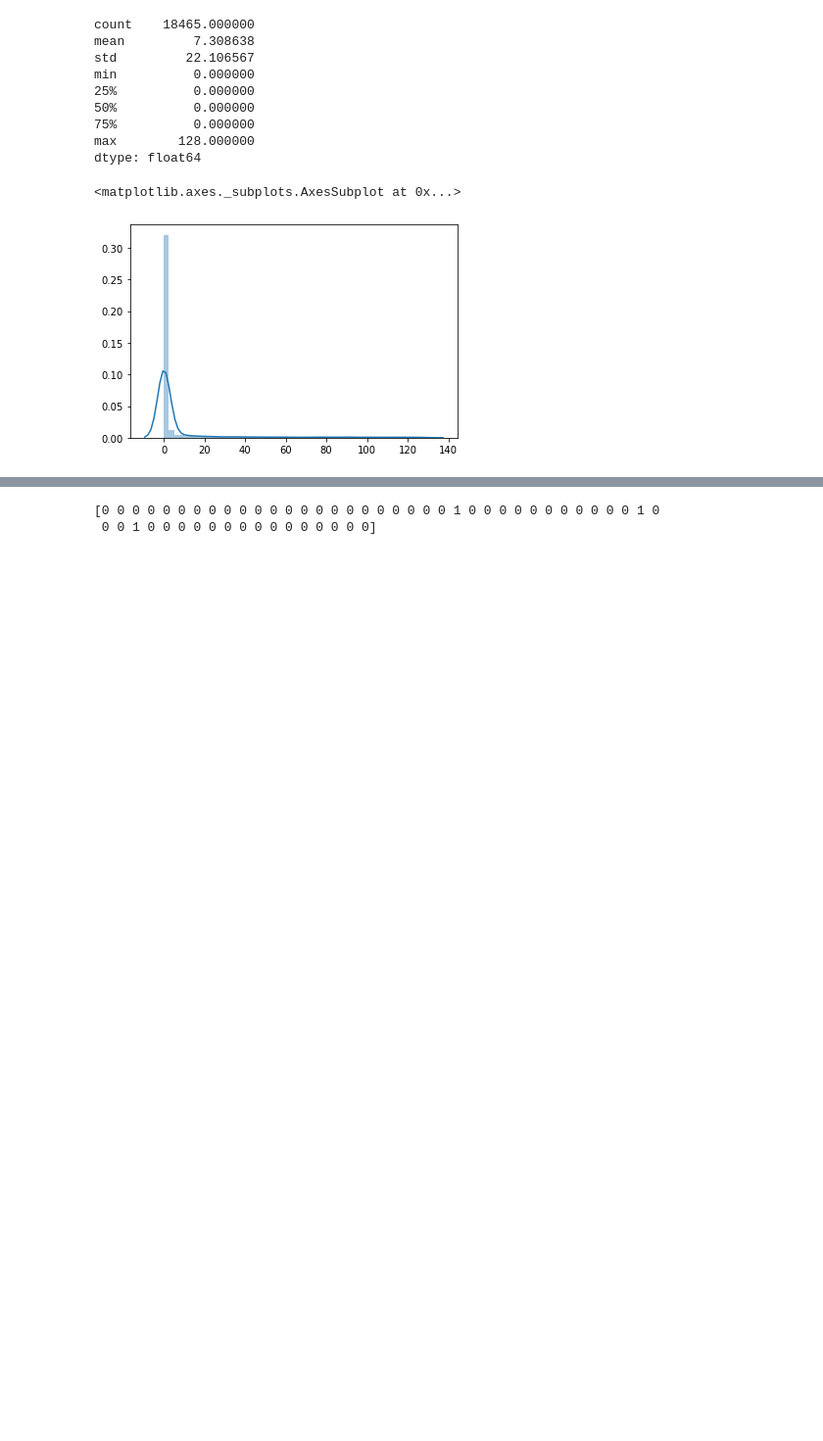
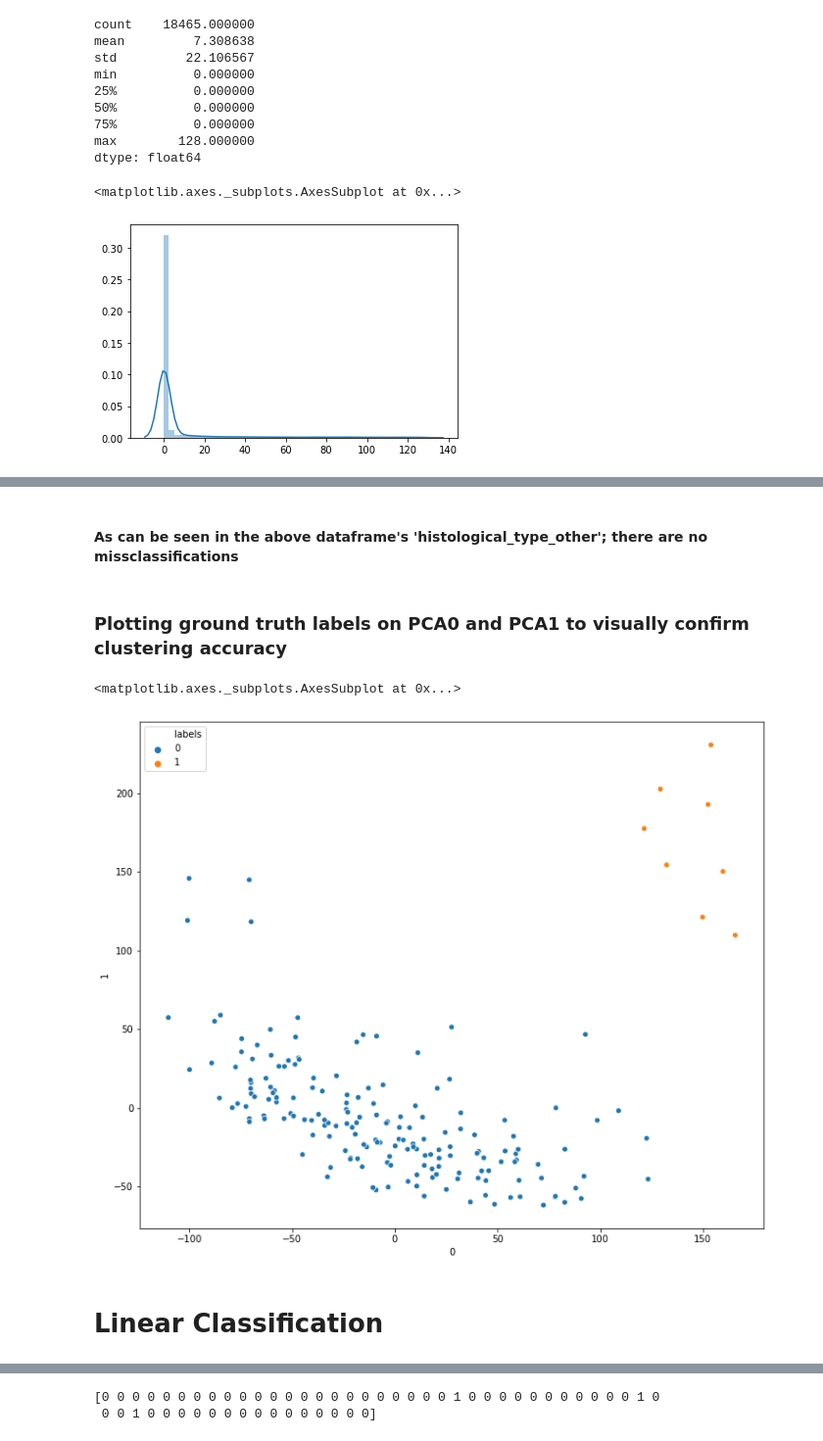
Before and after one commit to sour4bh/PAAD-RNA-Seq-Analysis, a Jupyter notebook: genome.ipynb, the cells around one changed output, grey strips where cells are left out. Shown at 98% size. Cells and saved outputs as stored; diff of their text form; code cells hidden in the pictures; blank space fills up the shorter version.

```diff
--- a/genome.ipynb
+++ b/genome.ipynb
@@ -146,0 +238,12 @@ componenets = pd.DataFrame(pca.fit_transform(X))
+# %% [markdown]
+#### As can be seen in the above dataframe's 'histological_type_other'; there are no missclassifications
+# %% [markdown]
+### Plotting ground truth labels on PCA0 and PCA1 to visually confirm clustering accuracy
+# %%
+plt.figure(figsize=(12,10))
+sns.scatterplot(x='0', y='1', hue='labels', data=componenets)
+# %% [output]
+<matplotlib.axes._subplots.AxesSubplot at 0x...>
+[figure, added]
+# %% [markdown]
+# Linear Classification
```
Also changed, not shown: parts of 80 cells of this notebook, 5 other files.
